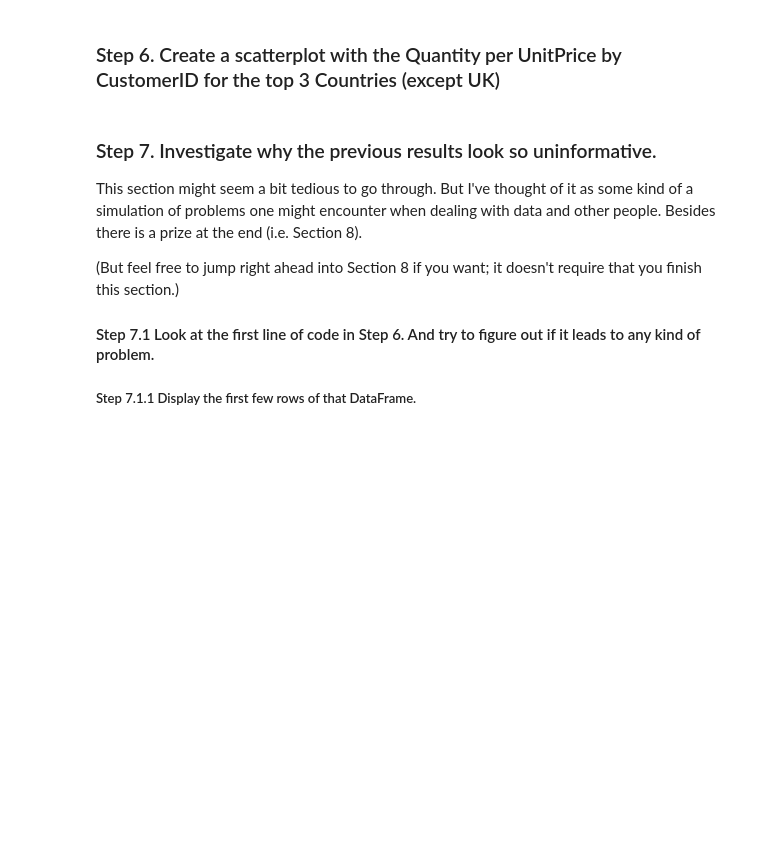
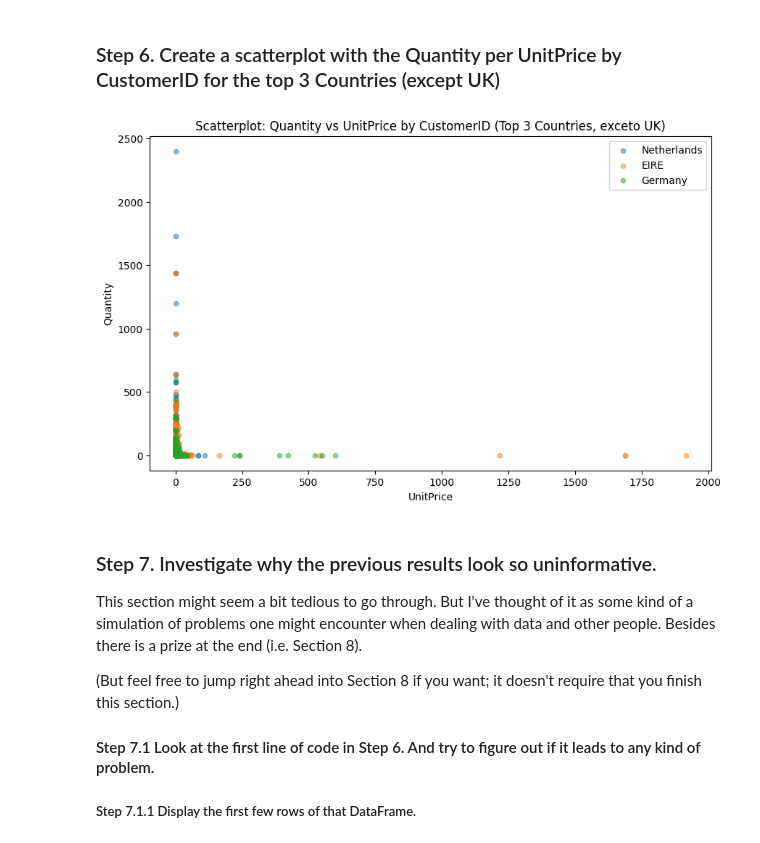
Before and after one commit to yzkjr/pandas_exercises, a Jupyter notebook: 07_Visualization/Online_Retail/Exercises.ipynb, the cells around one changed output. Drawn from its saved outputs; the diff is of its cells as text; code cells hidden in the pictures; blank space fills up the shorter version.

```diff
--- a/07_Visualization/Online_Retail/Exercises.ipynb
+++ b/07_Visualization/Online_Retail/Exercises.ipynb
@@ -35,2 +40,5 @@ Text(0.5, 1.0, 'Top 10 Países com a Maior Quantidade de Pedidos (exceto Reino U
 # %% [markdown]
 ### Step 5.  Exclude negative Quantity entries
+# %%
+online_rt = online_rt[online_rt['Quantity'] >= 0]
+online_rt.head()
@@ -37,5 +52,24 @@ Text(0.5, 1.0, 'Top 10 Países com a Maior Quantidade de Pedidos (exceto Reino U
 # %% [markdown]
 ### Step 6. Create a scatterplot with the Quantity per UnitPrice by CustomerID for the top 3 Countries (except UK)
+# %%
+country_quantity = online_rt.groupby('Country')['Quantity'].sum()
+country_quantity = country_quantity.drop('United Kingdom')
+top3_countries = country_quantity.sort_values(ascending=False).head(3).index.tolist()
+
+filtered_df = online_rt[online_rt['Country'].isin(top3_countries)]
+
+plt.figure(figsize=(10, 6))
+for country in top3_countries:
+    subset = filtered_df[filtered_df['Country'] == country]
+    plt.scatter(subset['UnitPrice'], subset['Quantity'], label=country, alpha=0.5, s=20)
+
+plt.xlabel('UnitPrice')
+plt.ylabel('Quantity')
+plt.title('Scatterplot: Quantity vs UnitPrice by CustomerID (Top 3 Countries, exceto UK)')
+plt.legend()
+plt.show()
+# %% [output]
+[figure, added]
 # %% [markdown]
 ### Step 7. Investigate why the previous results look so uninformative.
 
```
Also changed, not shown: parts of 14 cells of this notebook.
